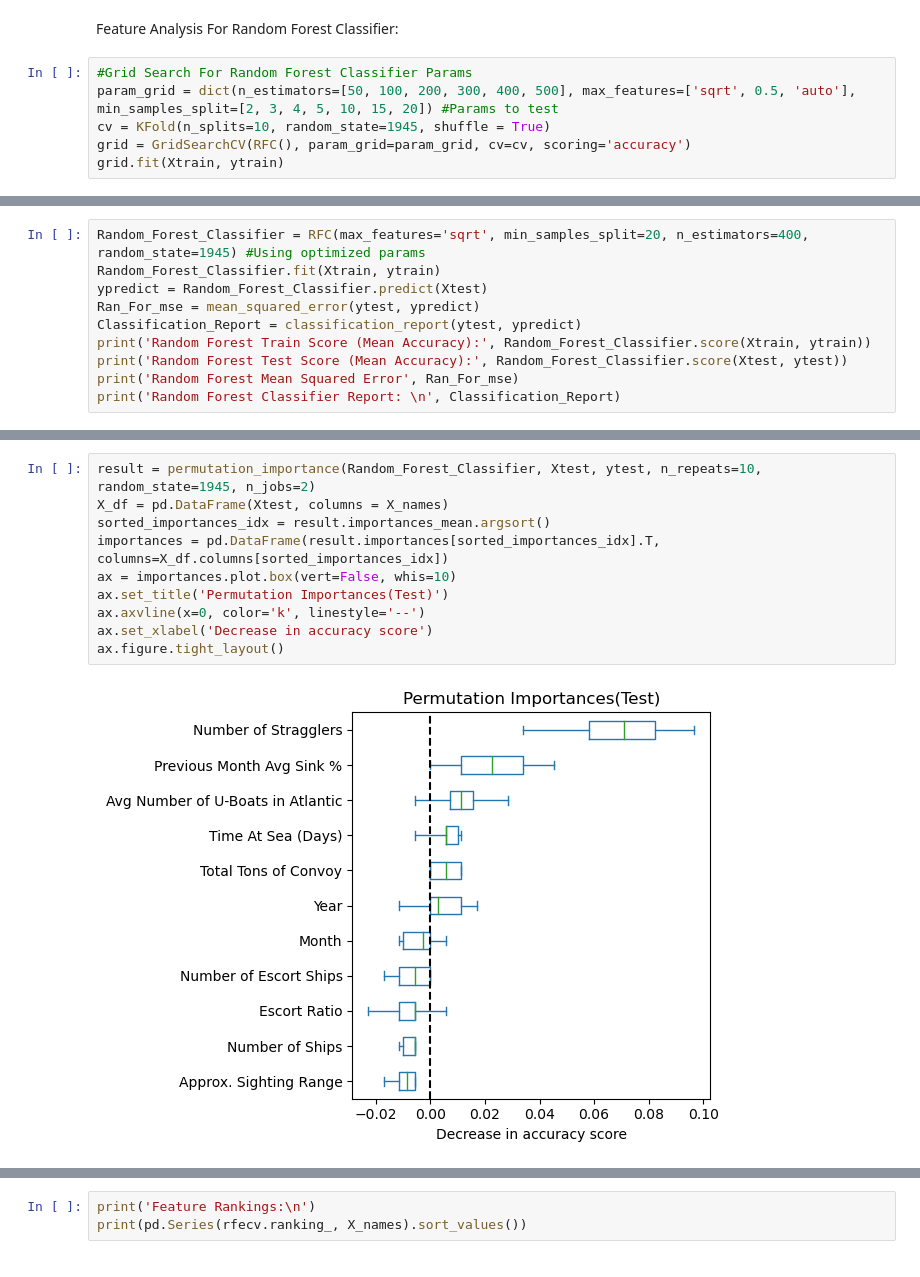
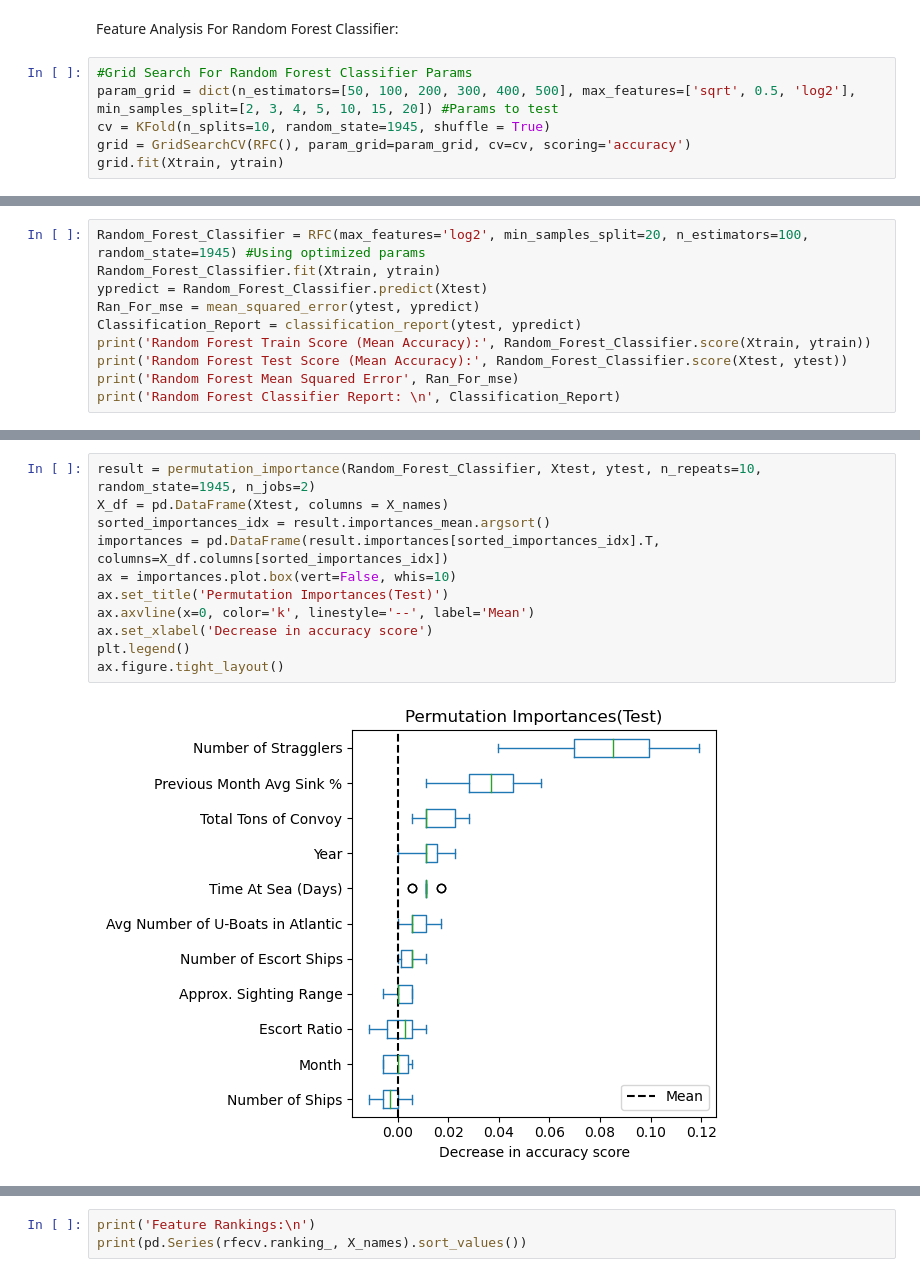
Before and after one commit to MAP9900/Modeling-The-Convoy-System, a Jupyter notebook: Code/Convoy_Feature_Importance.ipynb, the cells around one changed output, grey strips where cells are left out. Drawn from its saved outputs; the diff is of its cells as text.

```diff
--- a/Code/Convoy_Feature_Importance.ipynb
+++ b/Code/Convoy_Feature_Importance.ipynb
@@ -178,7 +187,7 @@ pd.DataFrame(pca.components_.T, index = X_names).sort_values(1,ascending = False
 Feature Analysis For Random Forest Classifier:
 # %%
 #Grid Search For Random Forest Classifier Params
-param_grid = dict(n_estimators=[50, 100, 200, 300, 400, 500], max_features=['sqrt', 0.5, 'auto'], min_samples_split=[2, 3, 4, 5, 10, 15, 20]) #Params to test
+param_grid = dict(n_estimators=[50, 100, 200, 300, 400, 500], max_features=['sqrt', 0.5, 'log2'], min_samples_split=[2, 3, 4, 5, 10, 15, 20]) #Params to test
 cv = KFold(n_splits=10, random_state=1945, shuffle = True)
 grid = GridSearchCV(RFC(), param_grid=param_grid, cv=cv, scoring='accuracy')
 grid.fit(Xtrain, ytrain)
@@ -211,6 +220,6 @@ pd.DataFrame(grid.cv_results_)[['param_n_estimators','param_max_features','param
 126 rows × 5 columns
 # %%
-Random_Forest_Classifier = RFC(max_features='sqrt', min_samples_split=20, n_estimators=400, random_state=1945) #Using optimized params
+Random_Forest_Classifier = RFC(max_features='log2', min_samples_split=20, n_estimators=100, random_state=1945) #Using optimized params
 Random_Forest_Classifier.fit(Xtrain, ytrain)
 ypredict = Random_Forest_Classifier.predict(Xtest)
 Ran_For_mse = mean_squared_error(ytest, ypredict)
@@ -235,15 +244,16 @@ weighted avg       0.83      0.85      0.83       176
 # %%
 result = permutation_importance(Random_Forest_Classifier, Xtest, ytest, n_repeats=10, random_state=1945, n_jobs=2)
 X_df = pd.DataFrame(Xtest, columns = X_names)
 sorted_importances_idx = result.importances_mean.argsort()
 importances = pd.DataFrame(result.importances[sorted_importances_idx].T, columns=X_df.columns[sorted_importances_idx])
 ax = importances.plot.box(vert=False, whis=10)
 ax.set_title('Permutation Importances(Test)')
-ax.axvline(x=0, color='k', linestyle='--')
+ax.axvline(x=0, color='k', linestyle='--', label='Mean')
 ax.set_xlabel('Decrease in accuracy score')
+plt.legend()
 ax.figure.tight_layout()
 # %% [output]
-[figure, old version]
+[figure, new version]
 # %%
 forest_importances = pd.Series(Random_Forest_Classifier.feature_importances_,  X_names)
 filtered = forest_importances[forest_importances > 0].sort_values()[-15:]
```
Also changed, not shown: parts of 18 cells of this notebook, 2 other files.
